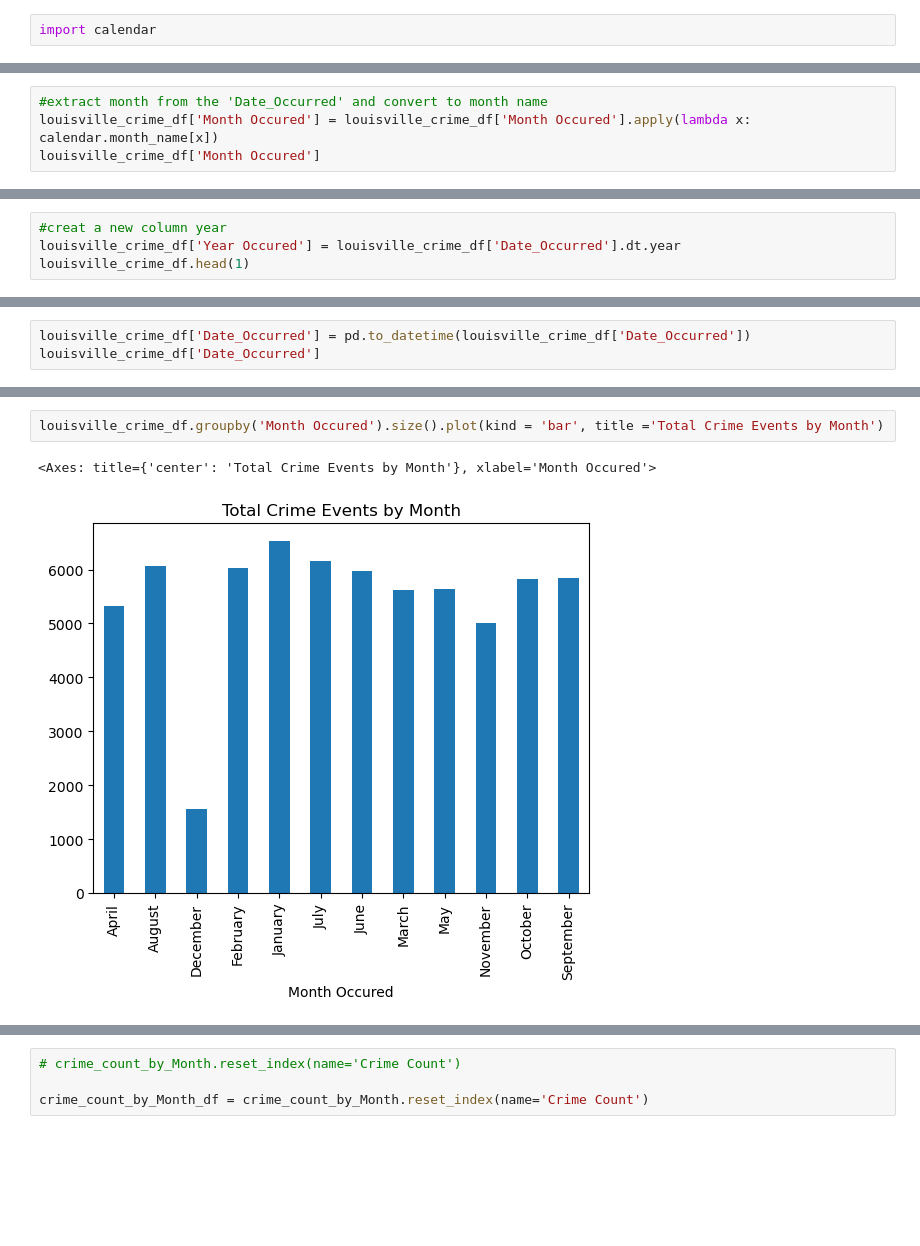
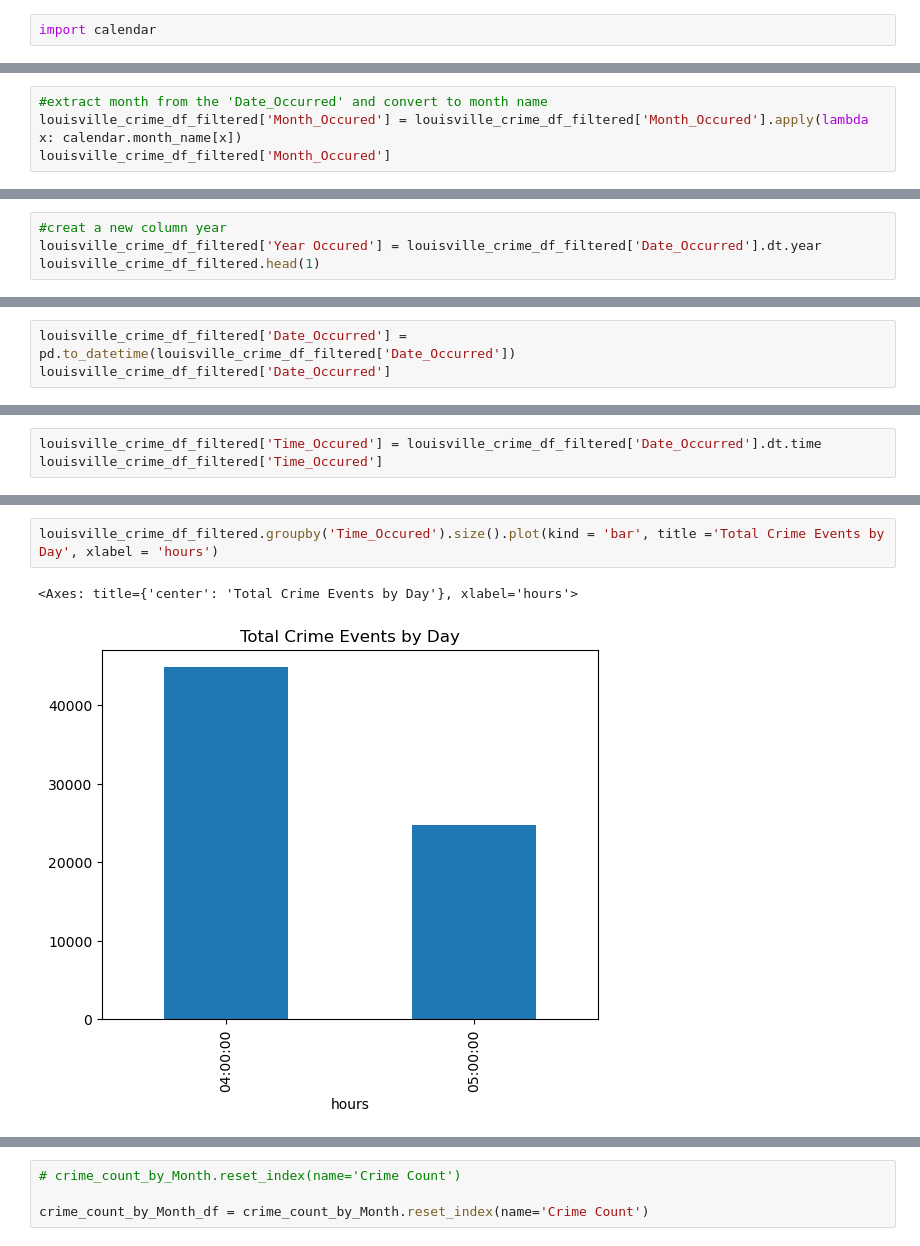
Before and after one commit to Uhuegbu23/crime_unemployment_data, a Jupyter notebook: notebooks/louisville_crime.ipynb, the cells around one changed output, grey strips where cells are left out. Saved outputs shown, nothing was run; the diff lists cells and outputs as text; blank space fills up the shorter version.

```diff
--- a/notebooks/louisville_crime.ipynb
+++ b/notebooks/louisville_crime.ipynb
@@ -243,6 +441,6 @@ Index(['Incident_Number', 'Date_Reported', 'Date_Occurred', 'Badge_ID',
       dtype='object')
 # %%
 #extract month from the 'Date_Occurred' and convert to month name
-louisville_crime_df['Month Occured'] = louisville_crime_df['Month Occured'].apply(lambda x: calendar.month_name[x])
-louisville_crime_df['Month Occured']
+louisville_crime_df_filtered['Month_Occured'] = louisville_crime_df_filtered['Month_Occured'].apply(lambda x: calendar.month_name[x])
+louisville_crime_df_filtered['Month_Occured']
 # %% [output]
@@ -261,5 +464,5 @@ Name: Month Occured, Length: 65564, dtype: object
 # %%
 #creat a new column year
-louisville_crime_df['Year Occured'] = louisville_crime_df['Date_Occurred'].dt.year
-louisville_crime_df.head(1)
+louisville_crime_df_filtered['Year Occured'] = louisville_crime_df_filtered['Date_Occurred'].dt.year
+louisville_crime_df_filtered.head(1)
 # %% [output]
@@ -268,4 +476,4 @@ louisville_crime_df.head(1)
 # %%
-louisville_crime_df['Date_Occurred'] = pd.to_datetime(louisville_crime_df['Date_Occurred'])
-louisville_crime_df['Date_Occurred']
+louisville_crime_df_filtered['Date_Occurred'] = pd.to_datetime(louisville_crime_df_filtered['Date_Occurred'])
+louisville_crime_df_filtered['Date_Occurred']
 # %% [output]
@@ -294,0 +503,3 @@ louisville_crime_df['Month Occured'].value_counts().plot(kind="line", title = "T
+# %%
+louisville_crime_df_filtered['Time_Occured'] = louisville_crime_df_filtered['Date_Occurred'].dt.time
+louisville_crime_df_filtered['Time_Occured']
@@ -295,5 +531,5 @@ louisville_crime_df['Month Occured'].value_counts().plot(kind="line", title = "T
 # %%
-louisville_crime_df.groupby('Month Occured').size().plot(kind = 'bar', title ='Total Crime Events by Month')
+louisville_crime_df_filtered.groupby('Time_Occured').size().plot(kind = 'bar', title ='Total Crime Events by Day', xlabel = 'hours')
 # %% [output]
-<Axes: title={'center': 'Total Crime Events by Month'}, xlabel='Month Occured'>
+<Axes: title={'center': 'Total Crime Events by Day'}, xlabel='hours'>
-[figure, old version]
+[figure, new version]
```
Also changed, not shown: parts of 135 cells of this notebook.
